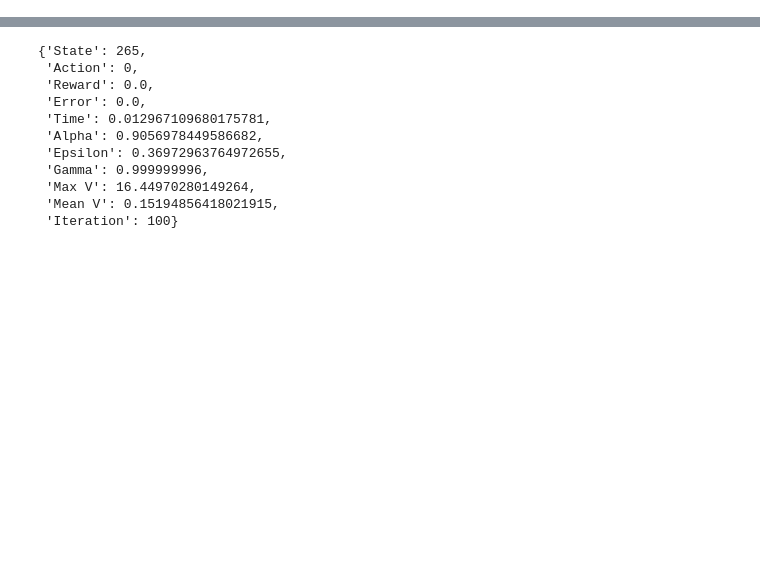
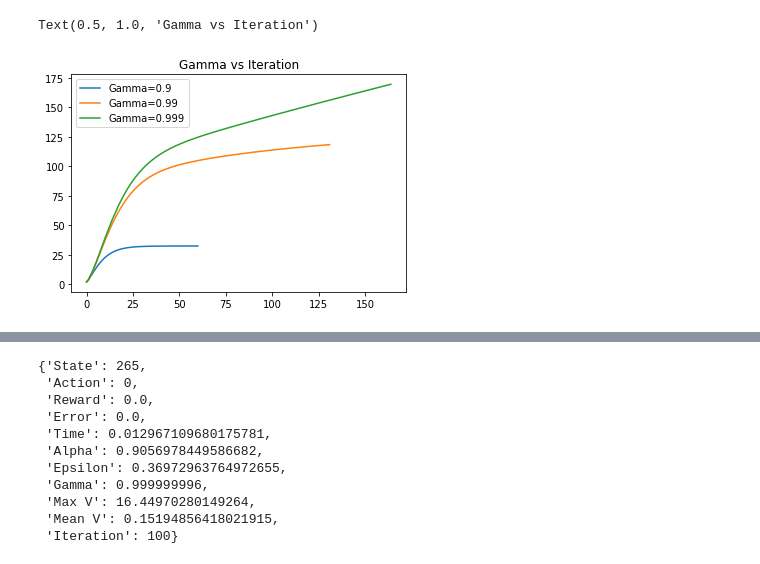
Before and after one commit to neojohny/ml_7641, a Jupyter notebook: homework4/forest_management.ipynb, the cells around one changed output, grey strips where cells are left out. Saved outputs shown, nothing was run; the diff lists cells and outputs as text; code cells hidden in the pictures; blank space fills up the shorter version.

```diff
--- a/homework4/forest_management.ipynb
+++ b/homework4/forest_management.ipynb
@@ -36,0 +70,16 @@ P, R = example.forest(S=400, r1=400, r2=200, p=0.1, is_sparse=False)
+# %%
+re = [100,-0,-0]
+gamma = [0.9,0.99,0.999]
+#pp,rr = get_PR(gym_p,env,re)
+results =[]
+for g in gamma:
+    vi = mdp.ValueIteration(P,R,g)
+    result = vi.run()
+    results.append([i['Mean V'] for i in result])
+    plt.plot([i['Mean V'] for i in result],label='Gamma='+str(g))
+#pd.DataFrame(result)
+plt.legend()
+plt.title('Gamma vs Iteration')
+# %% [output]
+Text(0.5, 1.0, 'Gamma vs Iteration')
+[figure, added]
```
Also changed, not shown: parts of 37 cells of this notebook, 1 other file.
